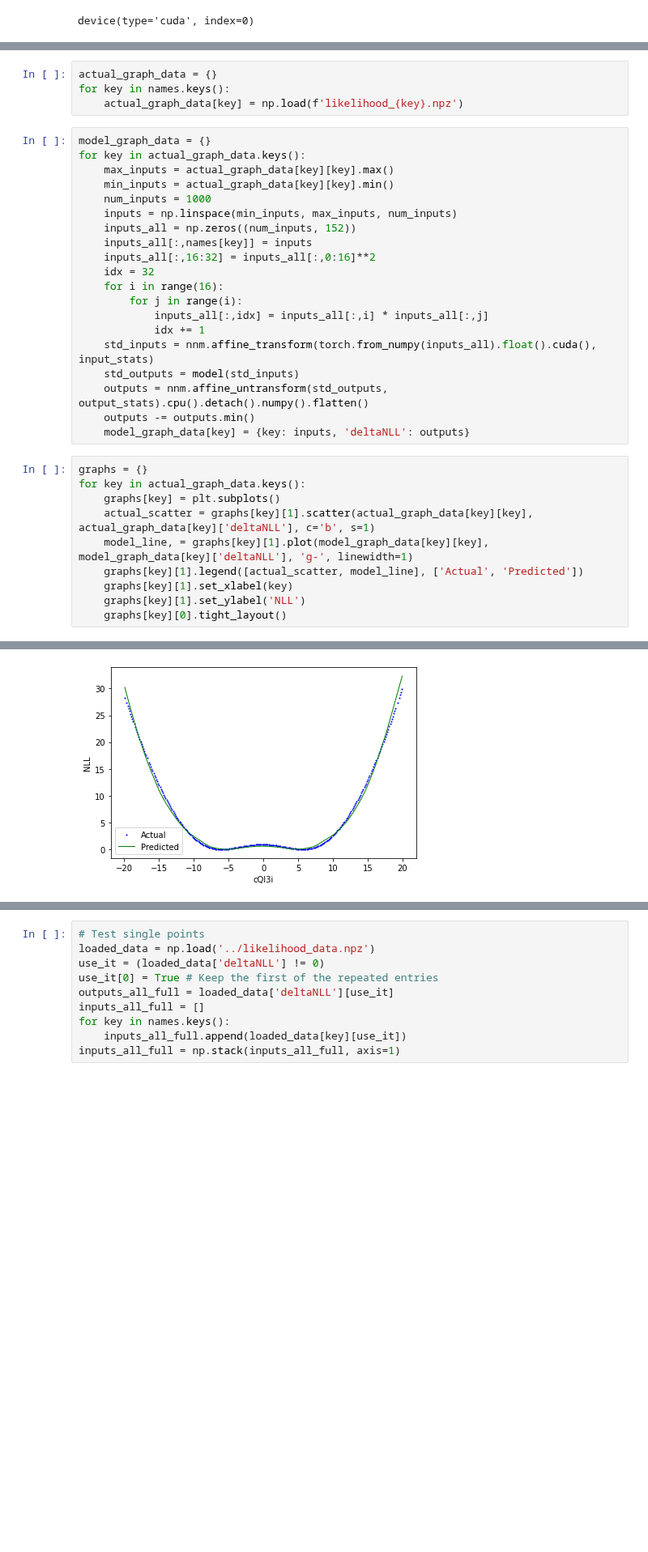
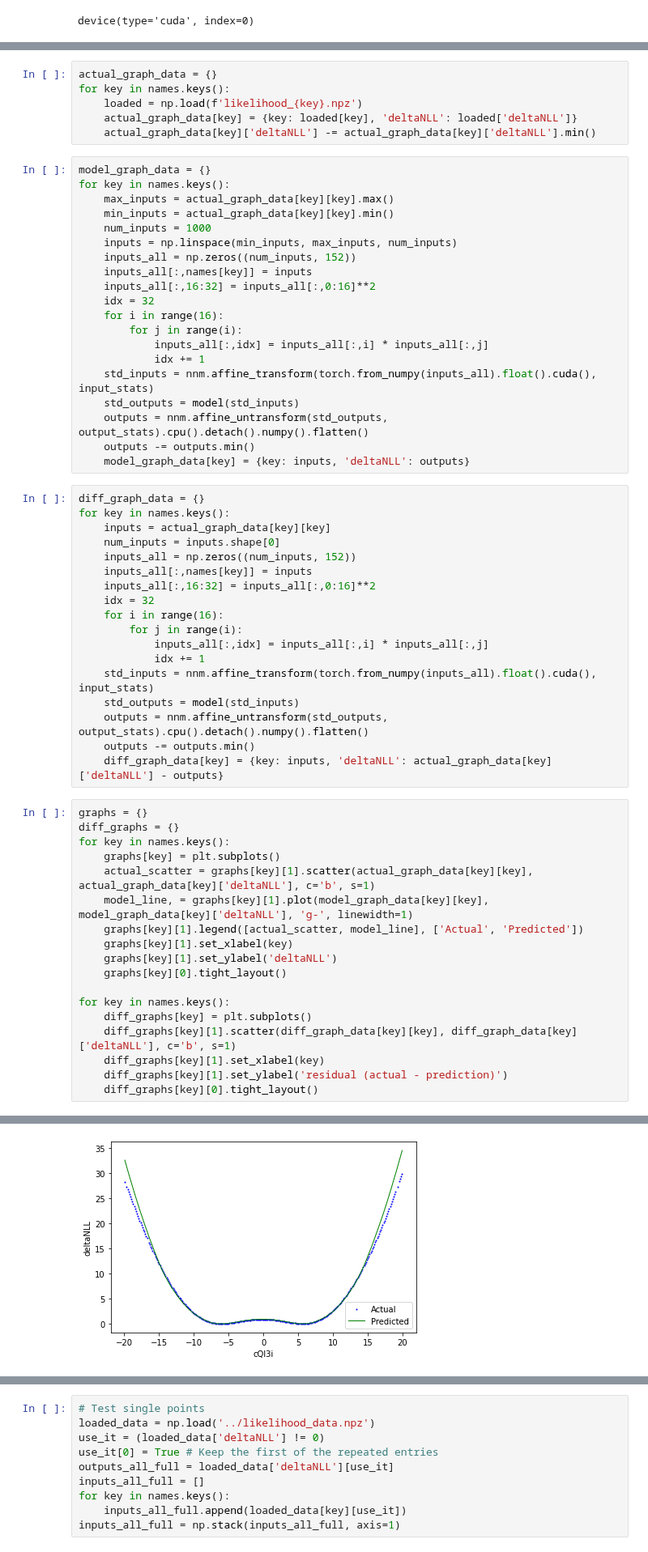
Before and after one commit to NDCMS/NDParticleML, a Jupyter notebook: scripts/likelihood/validation/Validation.ipynb, the cells around one changed output, grey strips where cells are left out. Shown at 81% size. Saved outputs shown, nothing was run; the diff lists cells and outputs as text; blank space fills up the shorter version.

Commit message:
Added residual graphs

```diff
--- a/scripts/likelihood/validation/Validation.ipynb
+++ b/scripts/likelihood/validation/Validation.ipynb
@@ -75,10 +75,12 @@ Sequential(
 # %%
 actual_graph_data = {}
 for key in names.keys():
-    actual_graph_data[key] = np.load(f'likelihood_{key}.npz')
+    loaded = np.load(f'likelihood_{key}.npz')
+    actual_graph_data[key] = {key: loaded[key], 'deltaNLL': loaded['deltaNLL']}
+    actual_graph_data[key]['deltaNLL'] -= actual_graph_data[key]['deltaNLL'].min()
 # %%
 model_graph_data = {}
-for key in actual_graph_data.keys():
+for key in names.keys():
     max_inputs = actual_graph_data[key][key].max()
     min_inputs = actual_graph_data[key][key].min()
     num_inputs = 1000
@@ -96,14 +98,40 @@ for key in actual_graph_data.keys():
     outputs = nnm.affine_untransform(std_outputs, output_stats).cpu().detach().numpy().flatten()
     outputs -= outputs.min()
     model_graph_data[key] = {key: inputs, 'deltaNLL': outputs}
+# %%
+diff_graph_data = {}
+for key in names.keys():
+    inputs = actual_graph_data[key][key]
+    num_inputs = inputs.shape[0]
+    inputs_all = np.zeros((num_inputs, 152))
+    inputs_all[:,names[key]] = inputs
+    inputs_all[:,16:32] = inputs_all[:,0:16]**2
+    idx = 32
+    for i in range(16):
+        for j in range(i):
+            inputs_all[:,idx] = inputs_all[:,i] * inputs_all[:,j]
+            idx += 1
+    std_inputs = nnm.affine_transform(torch.from_numpy(inputs_all).float().cuda(), input_stats)
+    std_outputs = model(std_inputs)
+    outputs = nnm.affine_untransform(std_outputs, output_stats).cpu().detach().numpy().flatten()
+    outputs -= outputs.min()
+    diff_graph_data[key] = {key: inputs, 'deltaNLL': actual_graph_data[key]['deltaNLL'] - outputs}
 # %%
 graphs = {}
-for key in actual_graph_data.keys():
+diff_graphs = {}
+for key in names.keys():
     graphs[key] = plt.subplots()
     actual_scatter = graphs[key][1].scatter(actual_graph_data[key][key], actual_graph_data[key]['deltaNLL'], c='b', s=1)
     model_line, = graphs[key][1].plot(model_graph_data[key][key], model_graph_data[key]['deltaNLL'], 'g-', linewidth=1)
     graphs[key][1].legend([actual_scatter, model_line], ['Actual', 'Predicted'])
     graphs[key][1].set_xlabel(key)
-    graphs[key][1].set_ylabel('NLL')
+    graphs[key][1].set_ylabel('deltaNLL')
     graphs[key][0].tight_layout()
+
+for key in names.keys():
+    diff_graphs[key] = plt.subplots()
+    diff_graphs[key][1].scatter(diff_graph_data[key][key], diff_graph_data[key]['deltaNLL'], c='b', s=1)
+    diff_graphs[key][1].set_xlabel(key)
+    diff_graphs[key][1].set_ylabel('residual (actual - prediction)')
+    diff_graphs[key][0].tight_layout()
 # %% [output]
@@ -111 +139 @@ for key in actual_graph_data.keys():
-[figure, old version]
+[figure, new version]
```
Also changed, not shown: parts of 5 cells of this notebook.
